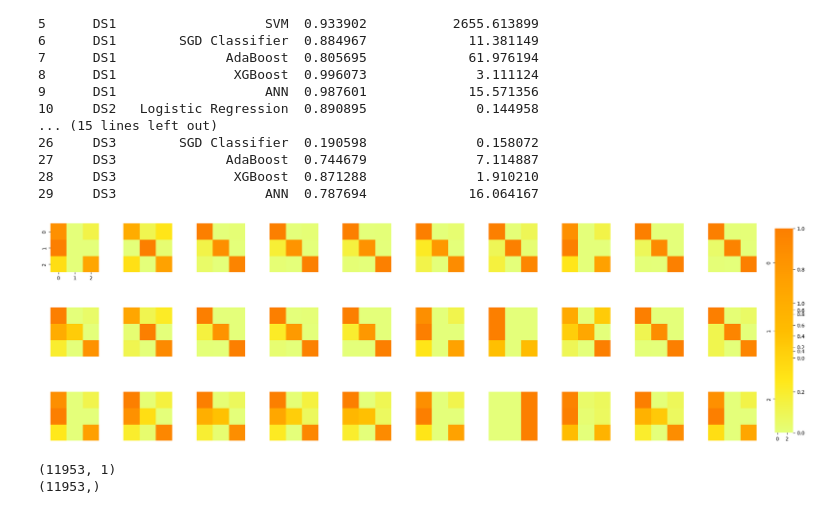
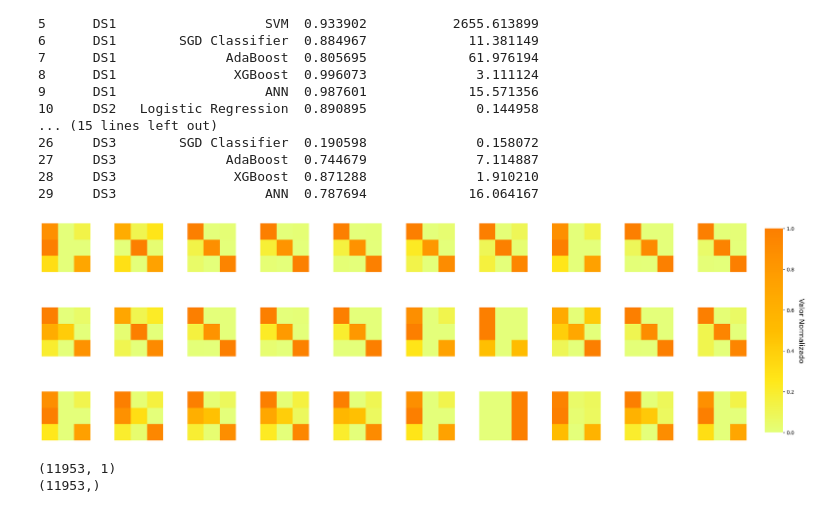
Before and after one commit to alfredorguez/CCODA, a Jupyter notebook: docs/algoritmosML.ipynb, the cells around one changed output. Drawn from its saved outputs; the diff is of its cells as text; code cells hidden in the pictures.

```diff
--- a/docs/algoritmosML.ipynb
+++ b/docs/algoritmosML.ipynb
@@ -235,34 +355,36 @@ print(results_df)
 # %%
 # Crear una figura para las matrices de confusión
 fig, axes = plt.subplots(3, 10, figsize=(25, 8))  # 3 filas (datasets) x 10 columnas (modelos)
 
 # Iterar sobre las matrices de confusión
 for cm_dict in confusion_matrices:
     dataset_index = ['DS1', 'DS2', 'DS3'].index(cm_dict['Dataset'])
     model_index = list(classifiers.keys()).index(cm_dict['Model'])
     cm = cm_dict['Confusion Matrix']
 
     # Seleccionar el eje correspondiente
     ax = axes[dataset_index, model_index]
 
     # Dibujar la matriz de confusión con un marco
     sns.heatmap(cm, annot=False, cmap='Wistia', cbar=False, ax=ax)
     ax.set_xticks([])
     ax.set_yticks([])
     ax.set_aspect('equal')
 
+# Quitar los ejes del primer subplot
+axes[0, 0].axis('off')
+
 # Ajustar el diseño con más espacio entre las subtramas
 plt.subplots_adjust(wspace=0.5, hspace=0.5)
-# Añadir un colorbar a la figura
-#cbar_ax = fig.add_axes([0.92, 0.15, 0.02, 0.7])  # Eje para el colorbar
-#sns.heatmap(cm, cbar=True, cmap='Wistia', ax=cbar_ax)  # Crear el colorbar
-# Añadir un colorbar a la figura principal
+
+# Añadir un colorbar a la figura principal con tamaño de letra aumentado
 cbar_ax = fig.add_axes([0.92, 0.15, 0.02, 0.7])  # Eje para el colorbar
-#sns.heatmap(cm, cbar=True, cmap='Wistia', ax=axes[0, 0], cbar_ax=cbar_ax)  # Crear el colorbar basado en la primera matriz de confusión
+sns.heatmap(cm, cbar=True, cmap='Wistia', ax=axes[0, 0], cbar_ax=cbar_ax)  # Crear el colorbar basado en la primera matriz de confusión
+cbar_ax.set_ylabel('Valor Normalizado', rotation=270, labelpad=20, fontsize=14)  # Etiqueta del colorbar con tamaño de letra aumentado
 
 plt.show()
 # %% [output]
-[figure, old version]
+[figure, new version]
 # %%
 numeric_columns = results_df.select_dtypes(include=[np.number]).columns
 results_df[numeric_columns] = results_df[numeric_columns].map(lambda x: f"{x*100:.2f}")
```
Also changed, not shown: parts of 4 cells of this notebook, 4 other files.
